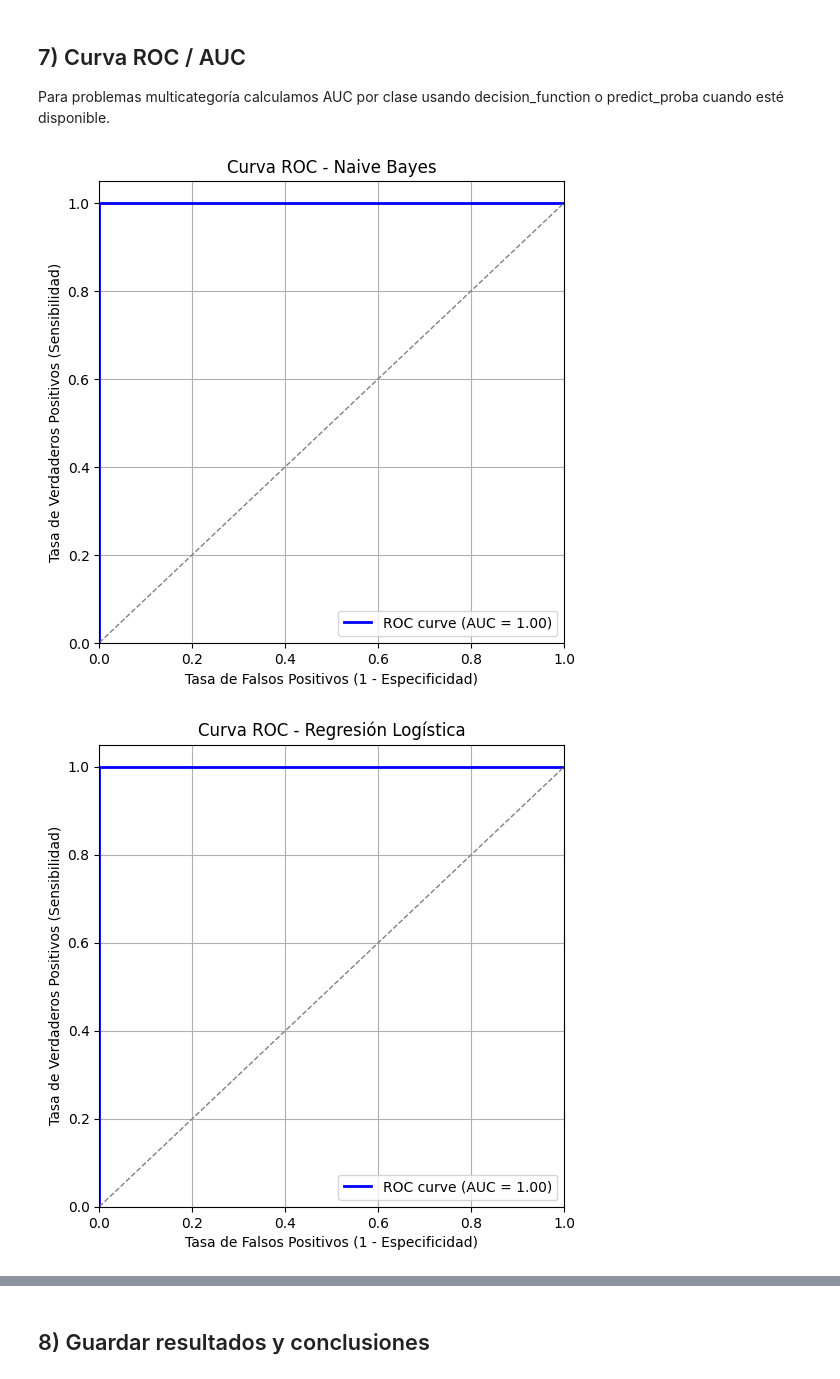
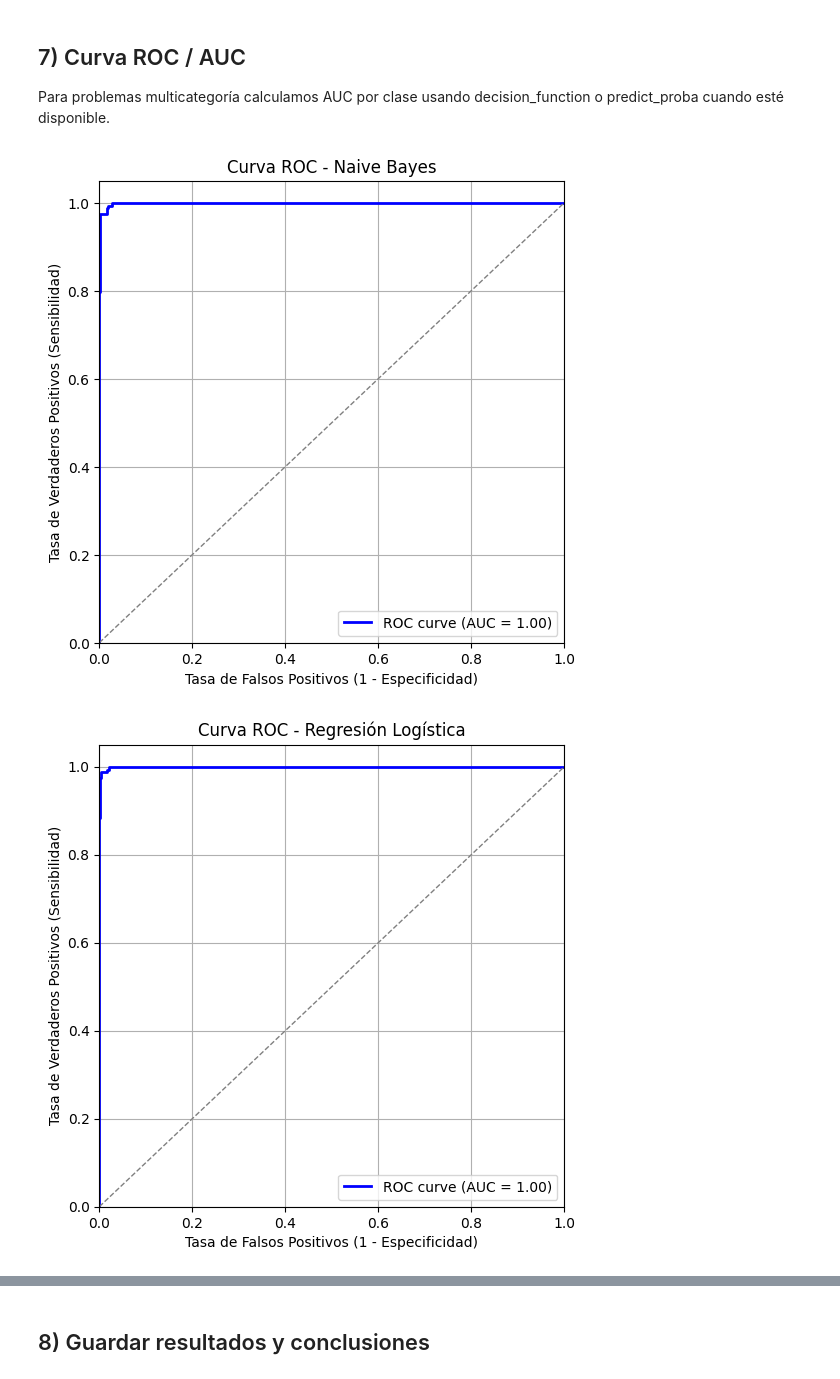
Before and after one commit to Johan-1502/taller_PLN_texto, a Jupyter notebook: Taller_Prueba_Datos_Reales.ipynb, the cells around one changed output, grey strips where cells are left out. Saved outputs shown, nothing was run; the diff lists cells and outputs as text; code cells hidden in the pictures.

```diff
--- a/Taller_Prueba_Datos_Reales.ipynb
+++ b/Taller_Prueba_Datos_Reales.ipynb
@@ -55,7 +55,7 @@ Librerías cargadas correctamente
 import pandas as pd
 
 # Cargar tu dataset
-df_deporte = pd.read_csv('news_data.csv')
+df_deporte = pd.read_csv('news_data2.csv')
 
 # Verificar columnas
 print(df_deporte.columns)
@@ -148,11 +149,8 @@ Modelos: Naive Bayes, Regresión Logística y Random Forest.
 
 Se usa TF-IDF por defecto para entrenar.
 # %%
-
-X_train, X_test, y_train, y_test = train_test_split(X_tfidf, y, test_size=0.3, random_state=42, stratify=y)
-
 #OPTIMIZACIÓN DE PARÁMETROS
-
+#
 #from sklearn.model_selection import GridSearchCV
 #from sklearn.naive_bayes import MultinomialNB
 #from sklearn.linear_model import LogisticRegression
@@ -174,7 +172,7 @@ X_train, X_test, y_train, y_test = train_test_split(X_tfidf, y, test_size=0.3, r
 #    scoring='f1',
 #    n_jobs=-1
 #)
-#grid_nb.fit(X_train, y_train)
+#grid_nb.fit(X_train_tfidf, y_train)
 #
 #print("\nMejor configuración Naive Bayes:", grid_nb.best_params_)
 #
@@ -196,7 +194,7 @@ X_train, X_test, y_train, y_test = train_test_split(X_tfidf, y, test_size=0.3, r
 #    scoring='f1',
 #    n_jobs=-1
 #)
-#grid_lr.fit(X_train, y_train)
+#grid_lr.fit(X_train_tfidf, y_train)
 #
 #print("\nMejor configuración Regresión Logística:", grid_lr.best_params_)
 #
@@ -220,10 +218,12 @@ X_train, X_test, y_train, y_test = train_test_split(X_tfidf, y, test_size=0.3, r
 #    scoring='f1',
 #    n_jobs=-1
 #)
-#grid_rf.fit(X_train, y_train)
+#grid_rf.fit(X_train_tfidf, y_train)
 #
 #print("\nMejor configuración Random Forest:", grid_rf.best_params_)
 
+#from sklearn.model_selection import cross_val_score
+#import numpy as np
 
 models = {
     'Naive Bayes': MultinomialNB(alpha=0.01, fit_prior=True),
@@ -238,24 +238,23 @@ models = {
     ),
 
     'Random Forest': RandomForestClassifier(
-        n_estimators=100,
-        max_depth=None,
-        max_features='sqrt',
+        n_estimators=300,
+        max_depth=20,
+        max_features='log2',
         min_samples_leaf=1,
         min_samples_split=5,
-        class_weight=None,
+        class_weight='balanced',
         random_state=42
     )
 }
-
 resultados = {}
 
 for nombre, modelo in models.items():
-    modelo.fit(X_train, y_train)
-    y_pred = modelo.predict(X_test)
+    modelo.fit(X_train_tfidf, y_train)
+    y_pred = modelo.predict(X_test_tfidf)
+    resultados[nombre] = (modelo, y_pred)
     print(f"\nResultado: {nombre}")
     print(classification_report(y_test, y_pred))
-    resultados[nombre] = (modelo, y_pred)
 # %% [output]
 Resultado: Naive Bayes
               precision    recall  f1-score   support
@@ -321,26 +320,26 @@ Para problemas multicategoría calculamos AUC por clase usando decision_function
 # %%
 import matplotlib.pyplot as plt
 from sklearn.metrics import roc_curve, auc
 
 for nombre, modelo in models.items():
-    y_pred_proba = modelo.predict_proba(X_test)[:, 1]
+    y_pred_proba = modelo.predict_proba(X_test_tfidf)[:, 1]
 
     # Calcular puntos de la curva ROC
     fpr, tpr, thresholds = roc_curve(y_test, y_pred_proba)
     roc_auc = auc(fpr, tpr)
 
     # Graficar
     plt.figure(figsize=(6, 6))
     plt.plot(fpr, tpr, color='blue', lw=2, label=f'ROC curve (AUC = {roc_auc:.2f})')
     plt.plot([0, 1], [0, 1], color='gray', lw=1, linestyle='--')
     plt.xlim([0.0, 1.0])
     plt.ylim([0.0, 1.05])
     plt.xlabel('Tasa de Falsos Positivos (1 - Especificidad)')
     plt.ylabel('Tasa de Verdaderos Positivos (Sensibilidad)')
     plt.title(f'Curva ROC - {nombre}')
     plt.legend(loc="lower right")
     plt.grid(True)
     plt.show()
 # %% [output]
-[figure, old version]
+[figure, new version]
-[figure, old version]
+[figure, new version]
```
Also changed, not shown: parts of 9 cells of this notebook, 2 other files.
